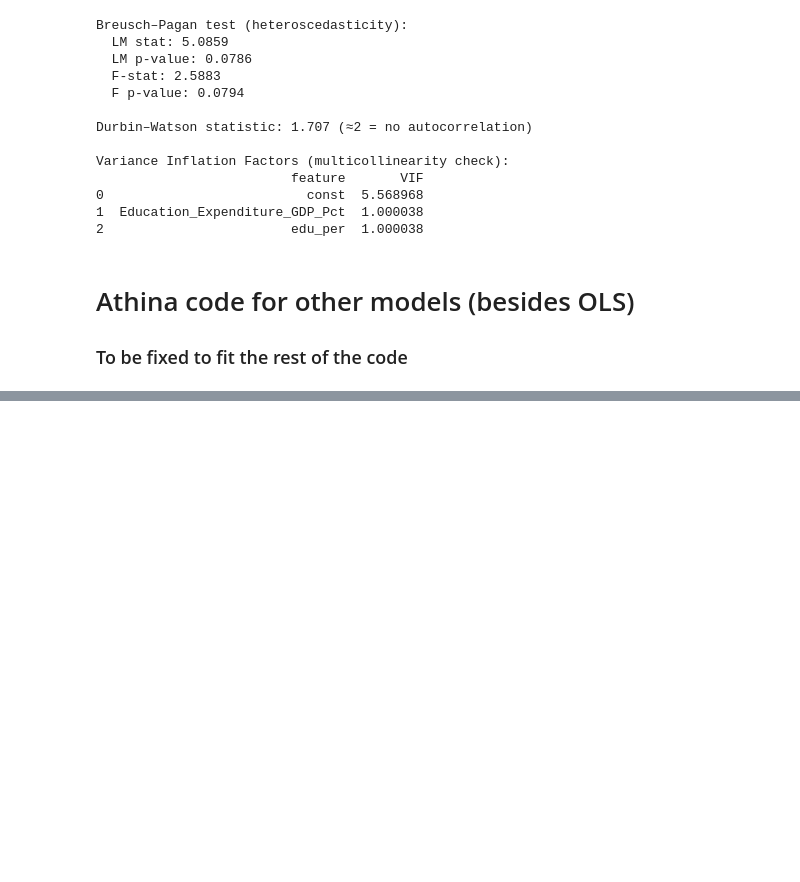
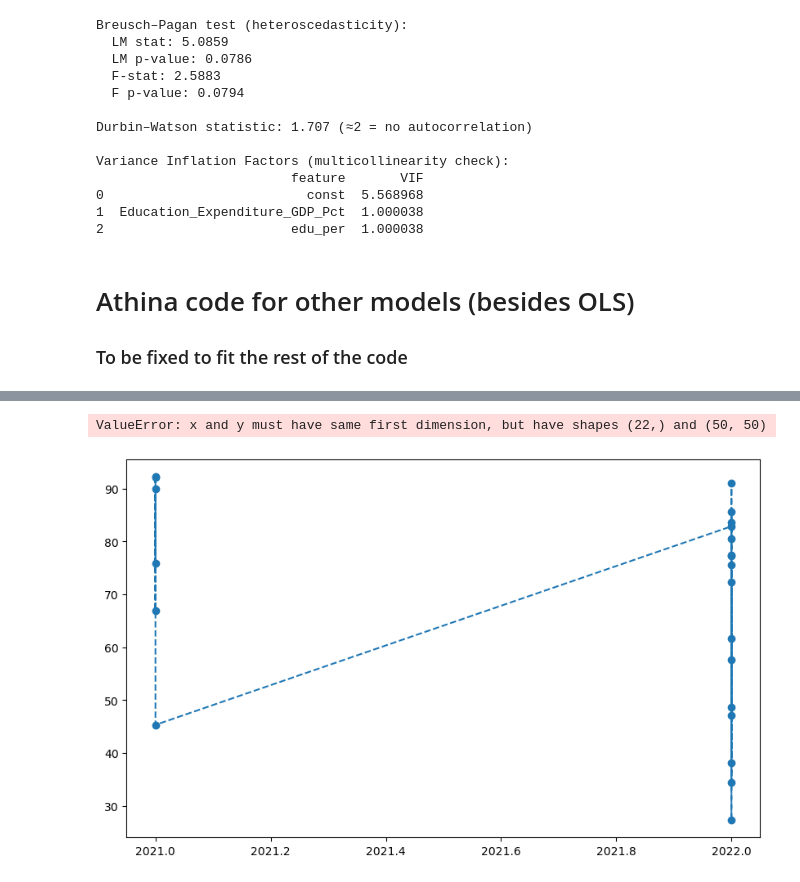
Before and after one commit to bgrsph/Fundamentals-of-Data-Science-Group-Assignments-, a Jupyter notebook: Assignment 1/Analysis_Latest.ipynb, the cells around one changed output, grey strips where cells are left out. Saved outputs shown, nothing was run; the diff lists cells and outputs as text; code cells hidden in the pictures; blank space fills up the shorter version.

```diff
--- a/Assignment 1/Analysis_Latest.ipynb
+++ b/Assignment 1/Analysis_Latest.ipynb
@@ -1402,0 +1501,16 @@ plt.show()
+# %%
+years_train = years[years < 2021]
+years_test = years[years >= 2021]
+plt.figure(figsize=(10,6))
+plt.plot(years_test, y_test, label="Actual", marker="o", linestyle="--")
+plt.plot(years_test, y_pred, label="Predicted", marker="x", linestyle="-")
+plt.xlabel("Year")
+plt.ylabel("Literacy Rate (%)")
+plt.title("Actual vs Predicted Literacy Rates (Test Set)")
+plt.legend()
+plt.grid(True)
+plt.tight_layout()
+plt.show()
+# %% [output]
+ValueError: x and y must have same first dimension, but have shapes (22,) and (50, 50)
+[figure, added]
```
Also changed, not shown: parts of 6 cells of this notebook, 1 other file.
